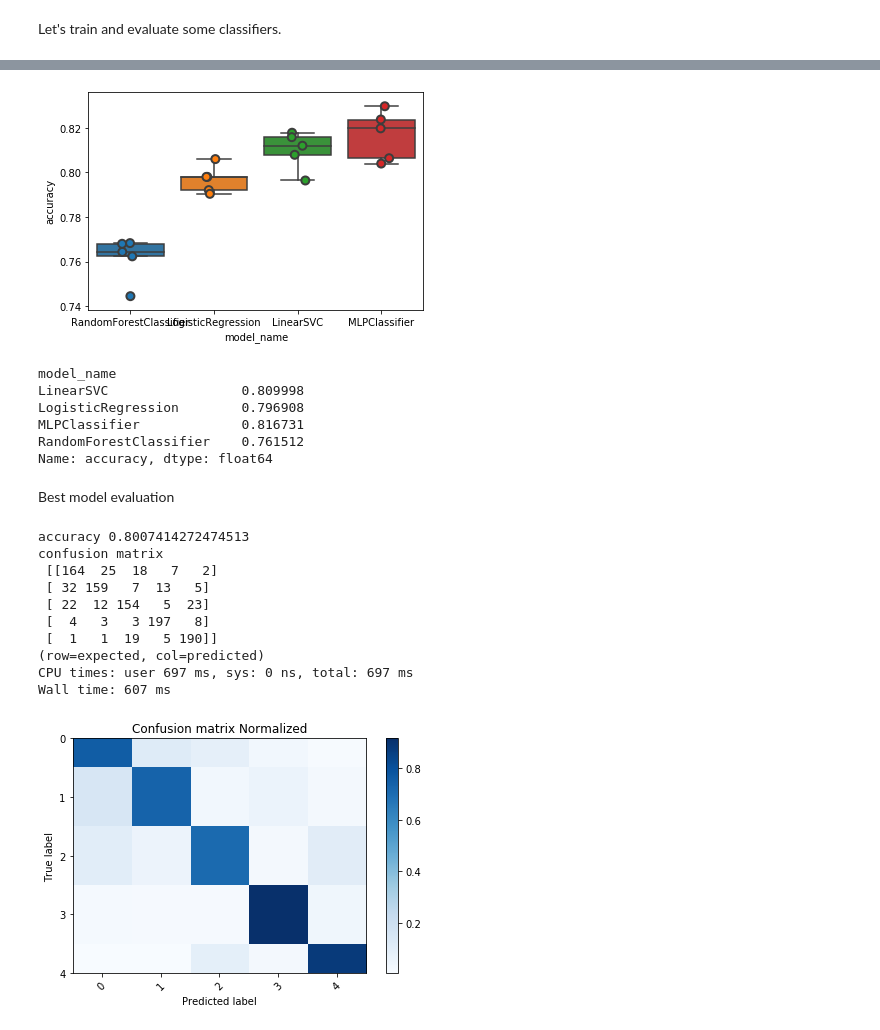
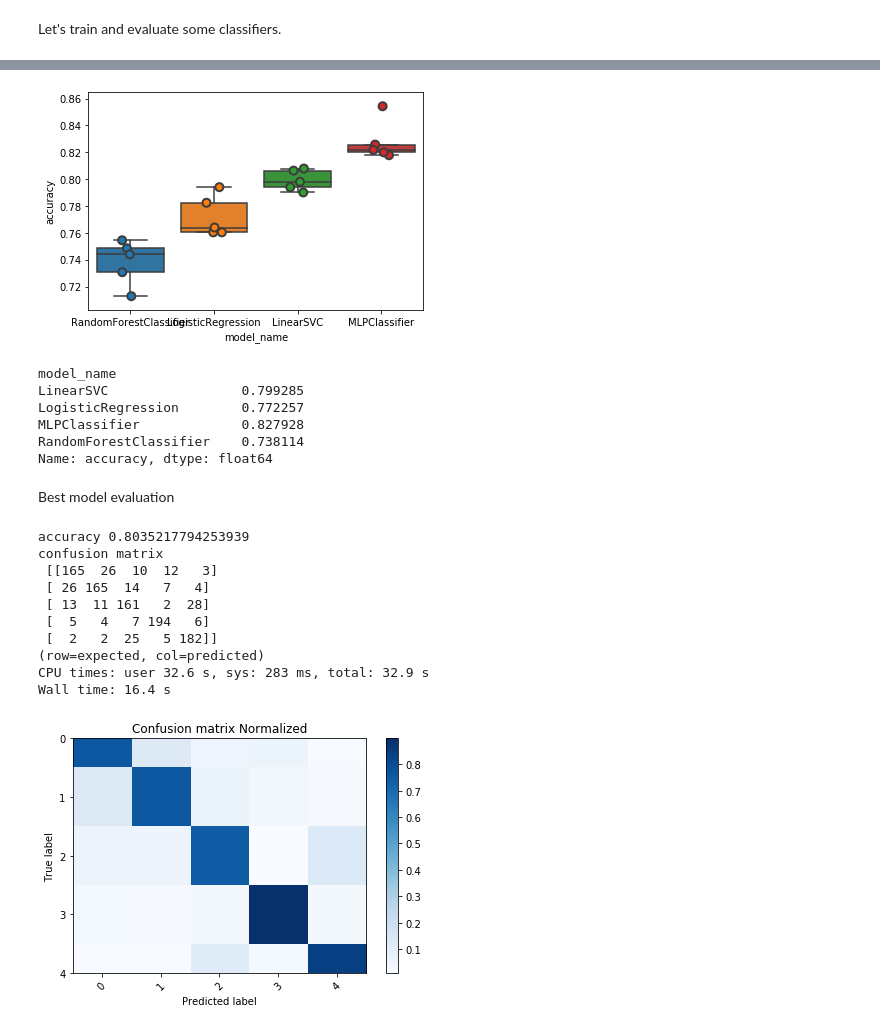
Before and after one commit to alexlimatds/text_classification_notebooks, a Jupyter notebook: finance complaints with FastText.ipynb, the cells around one changed output, grey strips where cells are left out. Saved outputs shown, nothing was run; the diff lists cells and outputs as text; code cells hidden in the pictures.

Commit message:
Stardinzing of text preprocessing

```diff
--- a/finance complaints with FastText.ipynb
+++ b/finance complaints with FastText.ipynb
@@ -31,19 +31,27 @@ Text preprocessing
 # %%
 %%time
 import re
-from nltk.tokenize import RegexpTokenizer
 from nltk.corpus import stopwords
 
 text = df.Consumer_complaint_narrative
-# removing numbers
-text = text.apply(lambda x: re.sub(r'\d+', '', x))
 
 # removing XXX words
 text = text.apply(lambda x: re.sub(r'X*', '', x))
 
-# tokenizing and removing punctuation
-tokenizer = RegexpTokenizer(r'\w+')
-text = text.apply(lambda x: tokenizer.tokenize(x.lower()))
+# converting to lower case
+text = text.apply(lambda x: x.lower())
+
+# replacing symbols with spaces
+text = text.apply(lambda x: re.sub(r'[/(){}\[\]\|@,;.?]', ' ', x))
+
+# removing bad symbols
+text = text.apply(lambda x: re.sub(r'[^0-9a-z #+_]', '', x))
+
+# removing numbers
+text = text.apply(lambda x: re.sub(r'\d+', '', x))
+
+# tokenizing
+text = text.apply(lambda x: x.split())
 
 # stop words removal
 def remove_stopwords(text):
@@ -66,7 +101,9 @@ Creating train and test sets, with balanced frequency of classes.
 # %%
 from sklearn.model_selection import StratifiedShuffleSplit
 
-sss = StratifiedShuffleSplit(n_splits=1, test_size=0.3)
+sss = StratifiedShuffleSplit(n_splits=1,
+                             test_size=0.3,
+                             random_state=0)
 for train_index, test_index in sss.split(text, df['category_id']):
     train_set = text.loc[train_index]
     train_labels = df['category_id'].loc[train_index]
@@ -171,15 +208,15 @@ sns.boxplot(x='model_name', y='accuracy', data=cv_df)
 sns.stripplot(x='model_name', y='accuracy', data=cv_df, size=8, jitter=True, edgecolor="gray", linewidth=2)
 plt.show()
 # %% [output]
-[figure, old version]
+[figure, new version]
 # %%
 cv_df.groupby('model_name').accuracy.mean()
 # %% [output]
 model_name
-LinearSVC                 0.809998
-LogisticRegression        0.796908
-MLPClassifier             0.816731
-RandomForestClassifier    0.761512
+LinearSVC                 0.799285
+LogisticRegression        0.772257
+MLPClassifier             0.827928
+RandomForestClassifier    0.738114
 Name: accuracy, dtype: float64
 # %% [markdown]
 Best model evaluation
@@ -209,19 +246,19 @@ def evaluate_prediction(predictions, target, title="Confusion matrix"):
     plot_confusion_matrix(cm_normalized, title + ' Normalized')
 # %%
 %%time
-model = models[2]
+model = models[3]
 model.fit(X_train_word_average, train_labels)
 predicted = model.predict(X_test_word_average)
 evaluate_prediction(predicted, test_labels)
 # %% [output]
-accuracy 0.8007414272474513
+accuracy 0.8035217794253939
 confusion matrix
- [[164  25  18   7   2]
- [ 32 159   7  13   5]
- [ 22  12 154   5  23]
- [  4   3   3 197   8]
- [  1   1  19   5 190]]
+ [[165  26  10  12   3]
+ [ 26 165  14   7   4]
+ [ 13  11 161   2  28]
+ [  5   4   7 194   6]
+ [  2   2  25   5 182]]
 (row=expected, col=predicted)
-CPU times: user 697 ms, sys: 0 ns, total: 697 ms
-Wall time: 607 ms
+CPU times: user 32.6 s, sys: 283 ms, total: 32.9 s
+Wall time: 16.4 s
-[figure, old version]
+[figure, new version]
```
Also changed, not shown: parts of 8 cells of this notebook.
